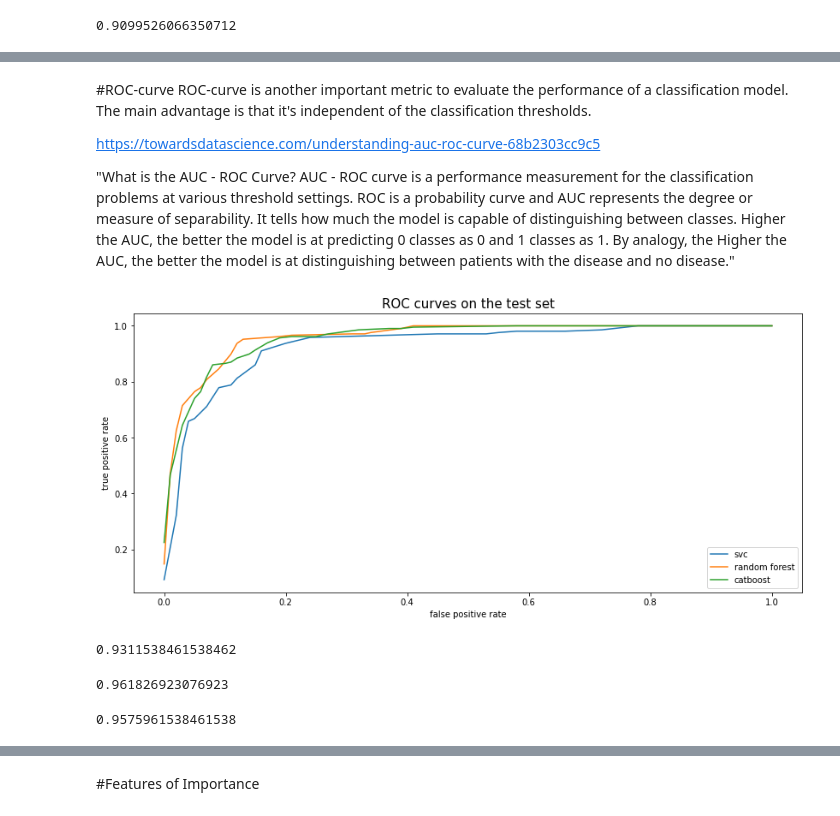
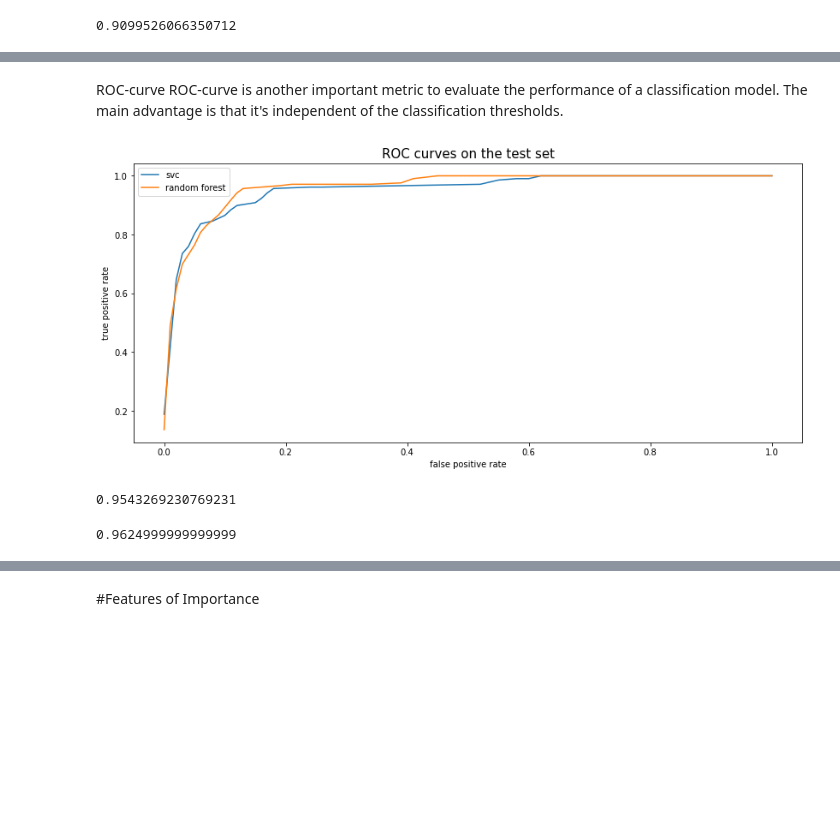
Before and after one commit to ravjolt/project-4, a Jupyter notebook: Heart3.ipynb, the cells around one changed output, grey strips where cells are left out. Drawn from its saved outputs; the diff is of its cells as text; code cells hidden in the pictures; blank space fills up the shorter version.

```diff
--- a/Heart3.ipynb
+++ b/Heart3.ipynb
@@ -476,6 +463,6 @@ included all features because I think they all help tell if an individual is pro
 # %%
 num_features = ['age', 'resting_bps', 'cholesterol', 'max_heart_rate', 'oldpeak', 'mhr_estimate']
-cat_features = ['sex', 'chest_pain_type', 'resting_ecg', 'exercise_angina', 'ST_slope', 'blood_pressure', 'cholesterol_level', 'pres_chol_summary', 'summary']
+cat_features = ['sex', 'chest_pain_type', 'resting_ecg', 'exercise_angina', 'ST_slope', 'blood_pres_cat', 'cholesterol_level', 'pres_chol_summary', 'summary']
 # %%
 #Now we can create the matrix of features and the dependent variable vector.
 
@@ -764,12 +737,6 @@ results_cv
-# %% [markdown]
-#ROC-curve
-ROC-curve is another important metric to evaluate the performance of a classification model. The main advantage is that it's independent of the classification thresholds.
-
-https://towardsdatascience.com/understanding-auc-roc-curve-68b2303cc9c5
-
-
-"What is the AUC - ROC Curve?
-AUC - ROC curve is a performance measurement for the classification problems at various threshold settings. ROC is a probability curve and AUC represents the degree or measure of separability. It tells how much the model is capable of distinguishing between classes. Higher the AUC, the better the model is at predicting 0 classes as 0 and 1 classes as 1. By analogy, the Higher the AUC, the better the model is at distinguishing between patients with the disease and no disease."
+# %% [markdown]
+ROC-curve
+ROC-curve is another important metric to evaluate the performance of a classification model. The main advantage is that it's independent of the classification thresholds.
 # %%
 fpr_svc, tpr_svc, thresh_svc = roc_curve(target_test, svc_pred_prob)
 fpr_rf, tpr_rf, thresh_rf = roc_curve(target_test, rf_pred_prob)
@@ -777,29 +743,23 @@ fpr_catboost, tpr_catboost, thresh_catboost = roc_curve(y_test, catboost_pred_pr
 # %%
 plt.figure(figsize=(14,6))
 sns.lineplot(x=fpr_svc, y=tpr_svc, ci=None, label='svc')
 sns.lineplot(x=fpr_rf, y=tpr_rf, ci=None, label='random forest')
-sns.lineplot(x=fpr_catboost, y=tpr_catboost, ci=None, label='catboost')
 plt.xlabel('false positive rate')
 plt.ylabel('true positive rate')
 plt.title('ROC curves on the test set', fontsize=15)
 plt.legend()
 plt.show()
 # %% [output]
-[figure, old version]
+[figure, new version]
 # %%
 #areas under the curve
 roc_auc_svc_test = roc_auc_score(target_test, svc_pred_prob)
 roc_auc_svc_test
 # %% [output]
-0.9311538461538462
+0.9543269230769231
 # %%
 roc_auc_rf_test = roc_auc_score(target_test, rf_pred_prob)
 roc_auc_rf_test
 # %% [output]
-0.961826923076923
+0.9624999999999999
-# %%
-roc_auc_catboost_test = roc_auc_score(y_test, catboost_pred_prob)
-roc_auc_catboost_test
-# %% [output]
-0.9575961538461538
 # %%
```
Also changed, not shown: parts of 64 cells of this notebook, 8 other files.
